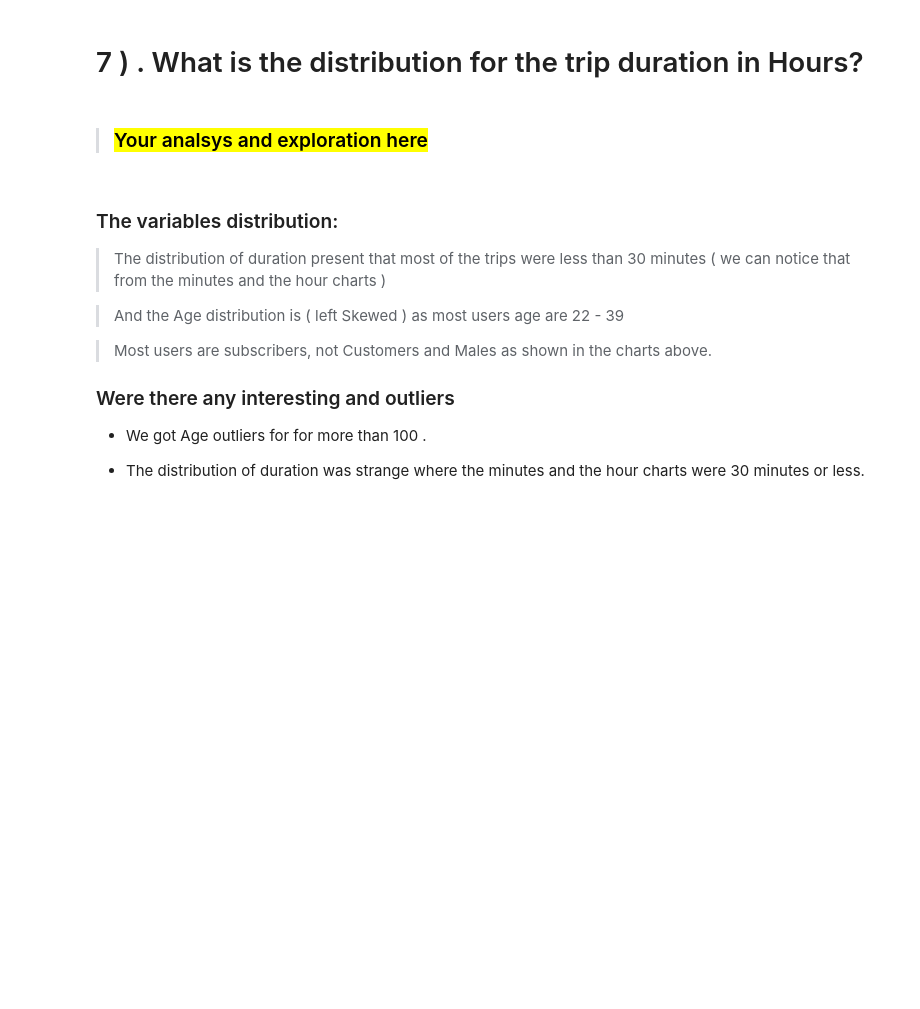
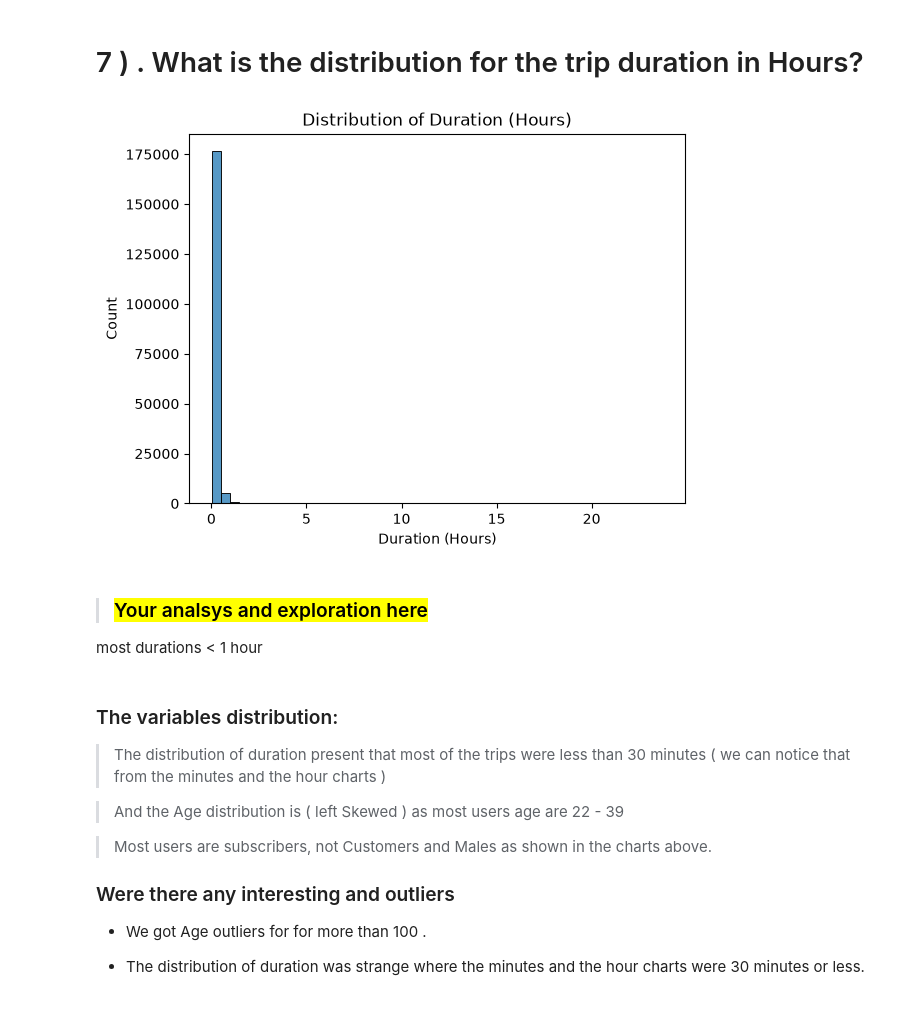
Before and after one commit to shahd-wassel/CA-R5-AIS2-S1, a Jupyter notebook: DATA PROCESSING/TASKS/final project/phase one/datasciece_Final_Project_phase_1_12.ipynb, the cells around one changed output. Drawn from its saved outputs; the diff is of its cells as text; code cells hidden in the pictures; blank space fills up the shorter version.

```diff
--- a/DATA PROCESSING/TASKS/final project/phase one/datasciece_Final_Project_phase_1_12.ipynb
+++ b/DATA PROCESSING/TASKS/final project/phase one/datasciece_Final_Project_phase_1_12.ipynb
@@ -429,8 +711,19 @@ Yes — the age variable contains clear outlier values, with some users showing
 # <a id="7">    7 )  . What is the distribution for the trip duration in Hours?  </a>
 # %%
 # Make visualization to easy get insight
+sns.histplot(data=df, x='duration_hr',bins=50)
+
+
+plt.title('Distribution of Duration (Hours)')
+plt.xlabel('Duration (Hours)')
+plt.ylabel('Count')
+
+plt.show()
+# %% [output]
+[figure, added]
 # %% [markdown]
 > ### <mark>Your analsys and exploration here </mark>
+most durations < 1 hour
 # %% [markdown]
 ### The variables distribution:
 
```
Also changed, not shown: parts of 48 cells of this notebook.
